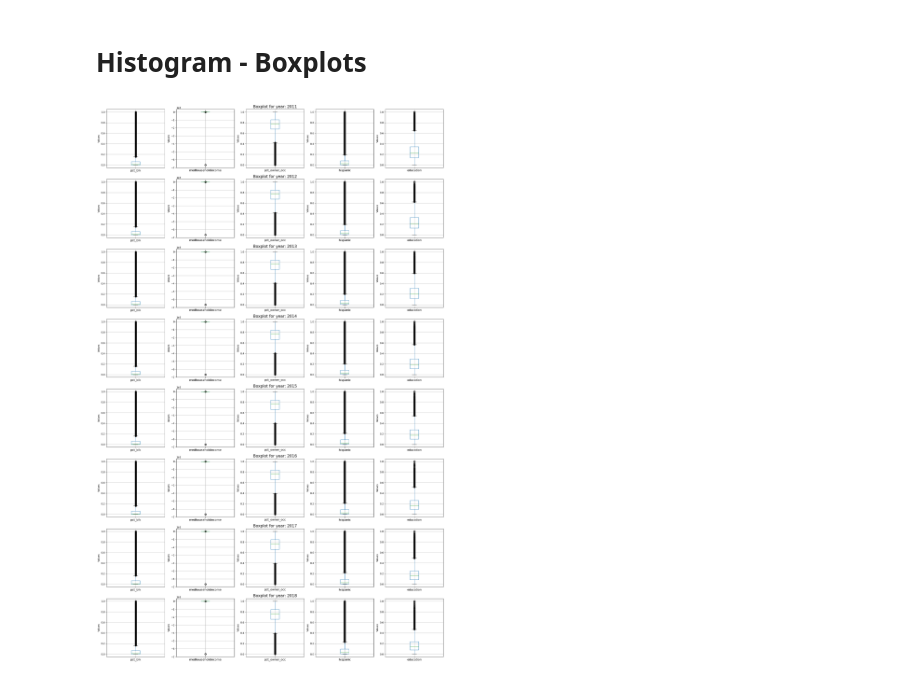
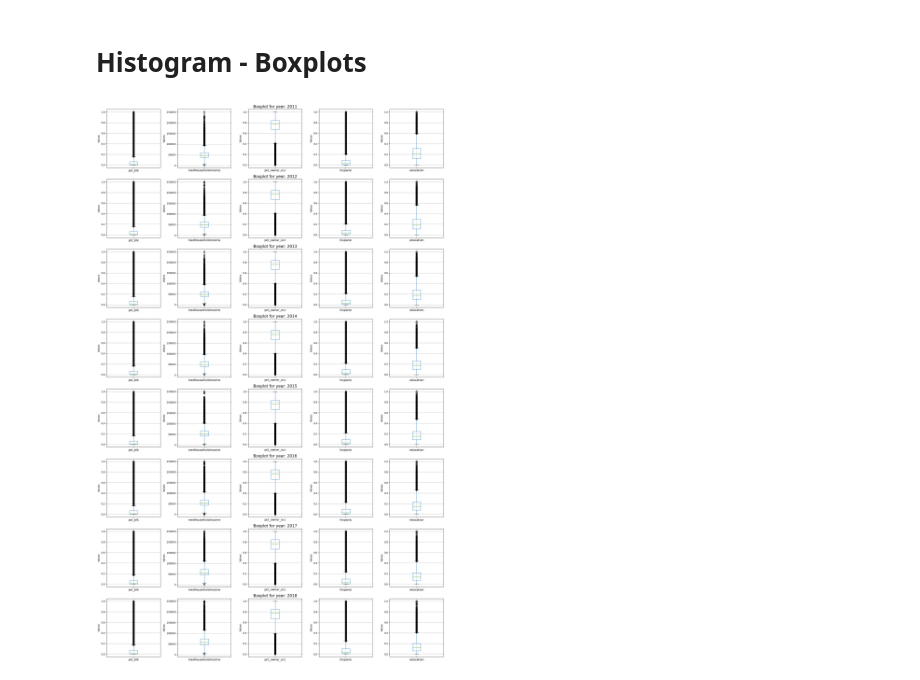
Before and after one commit to NSAPH-Data-Processing/us_census_zcta_time_series, a Jupyter notebook: notes/eda_output.ipynb, the cells around one changed output. Cells and saved outputs as stored; diff of their text form; code cells hidden in the pictures.

Commit message:
fixed for medhouseholdincome

```diff
--- a/notes/eda_output.ipynb
+++ b/notes/eda_output.ipynb
@@ -32,3 +32,5 @@ for var, dfs in df_dict.items():
     for df in dfs[1:]:
         result_df = result_df.merge(df, on='zcta', how='outer')  # Merge on 'zcta'
     result_dfs[var] = result_df
+
+result_dfs['medhouseholdincome'].iloc[:,1:] = result_dfs['medhouseholdincome'].iloc[:,1:].apply(lambda col: col.apply(lambda x: np.nan if x<0 else x))
@@ -96,7 +82,7 @@ for row, year in enumerate(years):
         col_name = f'{year}_{df_dict}'
         ax.hist(df[col_name], bins=100, edgecolor='black', alpha=0.7)
         ax.set_title(f'{df_dict} - {year}')
-        ax.set_xlabel(f'{df_dict}')
+        ax.set_xlabel(f'{df_dict}', fontsize=14)
         ax.set_ylabel('Frequency')
 
 # Adjust layout
@@ -145,31 +131,32 @@ num_cols = 5
 
 # Create a grid of plots
 fig, axes = plt.subplots(nrows=num_rows, ncols=num_cols, figsize=(num_cols * 4, num_rows * 4))
 
 # Iterate through each dataframe and create a box plot
 for row, year in enumerate(list(range(2011,2019))):
     file__prefix = '/n/dominici_nsaph_l3/Lab/projects/analytic/census_acs5/'
     file_name = 'census_' + str(year)
     file_suffix = '.parquet'
     file_path = file__prefix + file_name + file_suffix
     df = pd.read_parquet(file_path)
     df.drop(columns=['zcta'], inplace=True)
+    df['medhouseholdincome'] = df['medhouseholdincome'].apply(lambda x: np.nan if x<0 else x)
     for col, column in enumerate(df.columns):
         col_midpoint = num_cols // 2
         title_ax = axes[row, col_midpoint]
         ax = axes[row,col]
         df.dropna().boxplot(ax=ax, column=column)
         # Use the DataFrame title for the first column plot in the row
         if col == 0:
             title_ax.set_title(f'Boxplot for year: {year}', fontsize=16, ha='center')
             #title_obj.set_position([0.5, 0.95])
         ax.set_ylabel('Values')
         ax.tick_params(axis='x', which='both', labelsize=12)
 
 # Adjust layout
 plt.tight_layout()
 
 # Display the plots
 plt.show()
 # %% [output]
-[figure, old version]
+[figure, new version]
```
Also changed, not shown: parts of 3 cells of this notebook.
